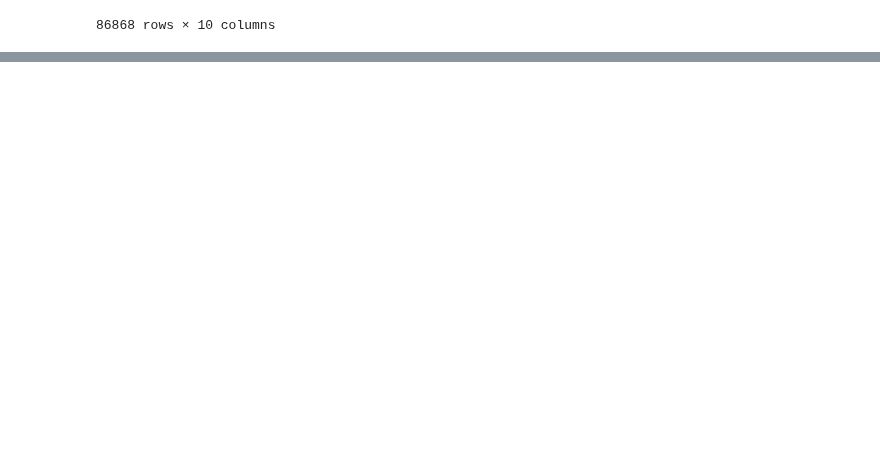
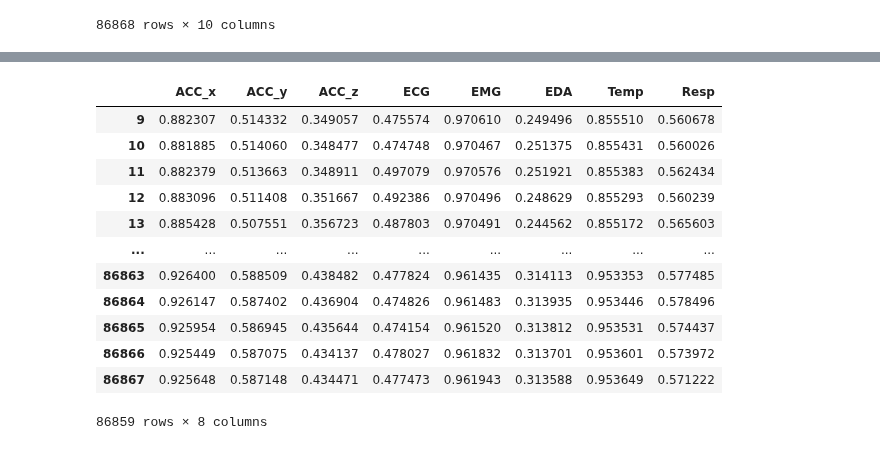
Before and after one commit to Brinkley97/applied_time_series_and_machine_learning, a Jupyter notebook: misc/play/wesad_and_tsml.ipynb, the cells around one changed output, grey strips where cells are left out. Drawn from its saved outputs; the diff is of its cells as text; code cells hidden in the pictures; blank space fills up the shorter version.

```diff
--- a/misc/play/wesad_and_tsml.ipynb
+++ b/misc/play/wesad_and_tsml.ipynb
@@ -103,0 +154,21 @@ down_sampled_df
+# %%
+import numpy as np
+
+# Assuming df is your DataFrame containing the WESAD data
+window_size = 10  # Example window size
+smoothed_data = normalized_df.rolling(window=window_size).mean().dropna()
+smoothed_data
+# %% [output]
+|  | ACC_x | ACC_y | ACC_z | ECG | EMG | EDA | Temp | Resp |
+| 9 | 0.882307 | 0.514332 | 0.349057 | 0.475574 | 0.970610 | 0.249496 | 0.855510 | 0.560678 |
+| 10 | 0.881885 | 0.514060 | 0.348477 | 0.474748 | 0.970467 | 0.251375 | 0.855431 | 0.560026 |
+| 11 | 0.882379 | 0.513663 | 0.348911 | 0.497079 | 0.970576 | 0.251921 | 0.855383 | 0.562434 |
+| 12 | 0.883096 | 0.511408 | 0.351667 | 0.492386 | 0.970496 | 0.248629 | 0.855293 | 0.560239 |
+| 13 | 0.885428 | 0.507551 | 0.356723 | 0.487803 | 0.970491 | 0.244562 | 0.855172 | 0.565603 |
+| ... | ... | ... | ... | ... | ... | ... | ... | ... |
+| 86863 | 0.926400 | 0.588509 | 0.438482 | 0.477824 | 0.961435 | 0.314113 | 0.953353 | 0.577485 |
+| 86864 | 0.926147 | 0.587402 | 0.436904 | 0.474826 | 0.961483 | 0.313935 | 0.953446 | 0.578496 |
+| 86865 | 0.925954 | 0.586945 | 0.435644 | 0.474154 | 0.961520 | 0.313812 | 0.953531 | 0.574437 |
+| 86866 | 0.925449 | 0.587075 | 0.434137 | 0.478027 | 0.961832 | 0.313701 | 0.953601 | 0.573972 |
+| 86867 | 0.925648 | 0.587148 | 0.434471 | 0.477473 | 0.961943 | 0.313588 | 0.953649 | 0.571222 |
+86859 rows × 8 columns
```
Also changed, not shown: parts of 6 cells of this notebook.
